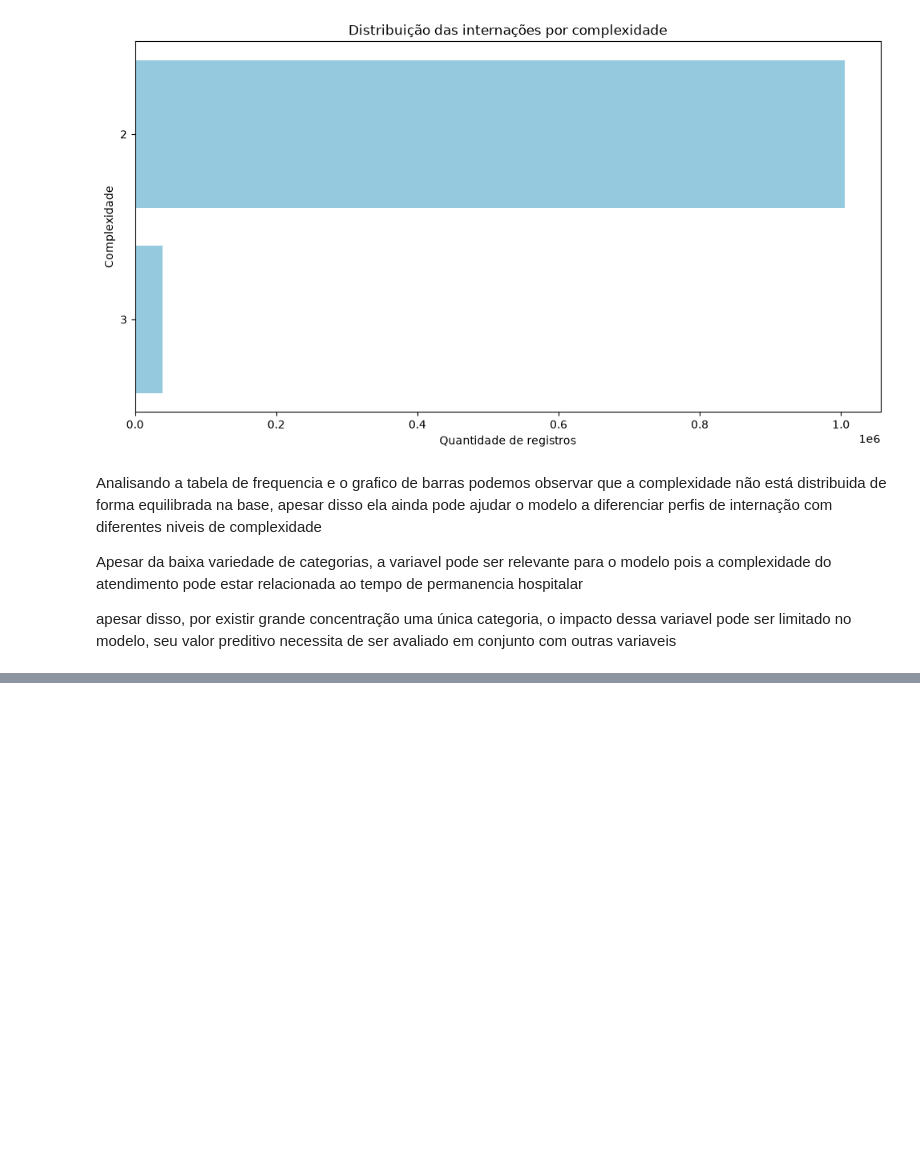
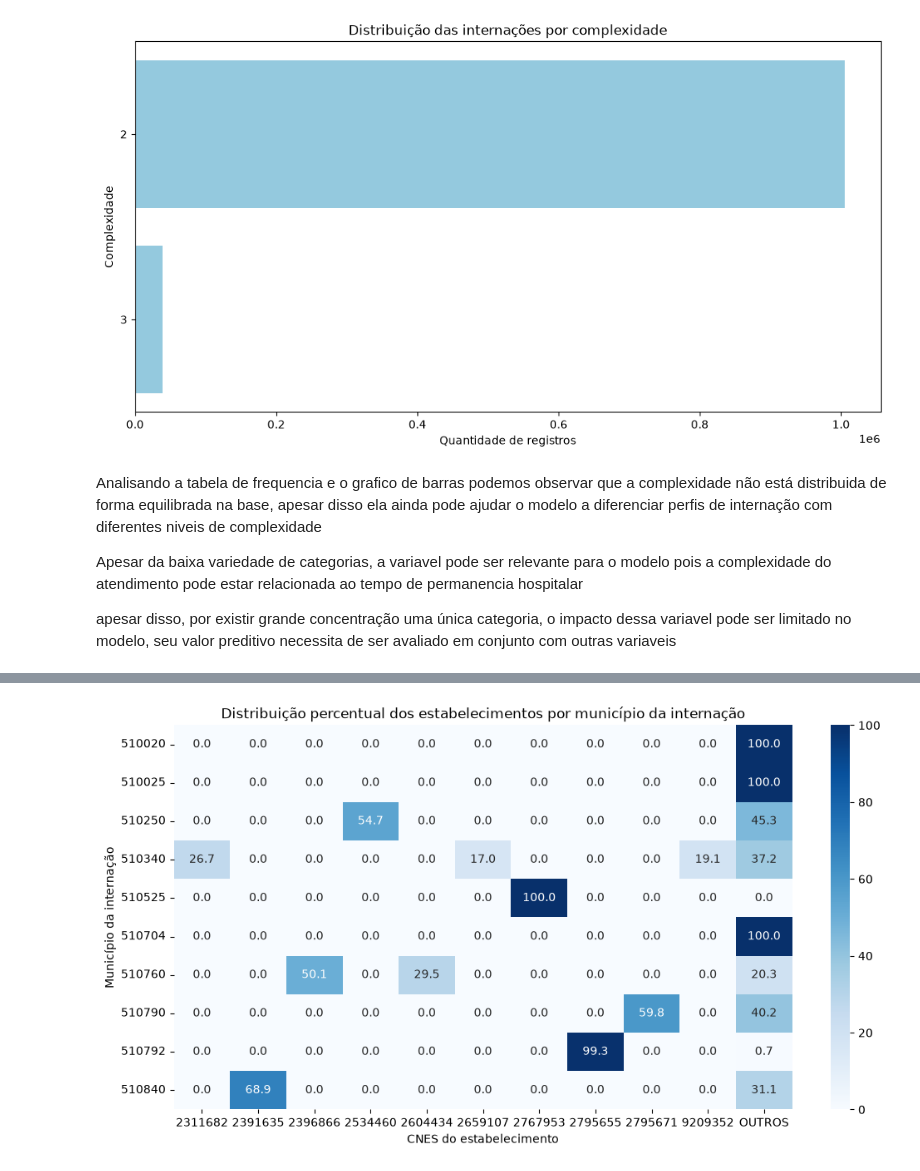
Before and after one commit to DjonathanMetelo/sih-sus-internacoes-prolongadas, a Jupyter notebook: Caderno.ipynb, the cells around one changed output, grey strips where cells are left out. Saved outputs shown, nothing was run; the diff lists cells and outputs as text; code cells hidden in the pictures; blank space fills up the shorter version.

```diff
--- a/Caderno.ipynb
+++ b/Caderno.ipynb
@@ -1625,0 +1815,19 @@ apesar disso, por existir grande concentração uma única categoria, o impacto
+# %%
+top_municipios = df_teste["MUNIC_MOV"].value_counts().head(10).index
+
+df_top_munic = df_teste[df_teste["MUNIC_MOV"].isin(top_municipios)].copy()
+
+top_cnes = df_top_munic["CNES"].value_counts().head(10).index
+
+df_top_munic["CNES_GRUPO"] = df_top_munic["CNES"].where(
+    df_top_munic["CNES"].isin(top_cnes),
+    "OUTROS"
+)
+
+tabela_munic_cnes = pd.crosstab(
+    df_top_munic["MUNIC_MOV"],
+    df_top_munic["CNES_GRUPO"],
+    normalize="index"
+) * 100
+
+tabela_munic_cnes.round(2)
@@ -1625,0 +1847,16 @@ apesar disso, por existir grande concentração uma única categoria, o impacto
+# %%
+plt.figure(figsize=(12, 6))
+
+sns.heatmap(
+    tabela_munic_cnes,
+    annot=True,
+    fmt=".1f",
+    cmap="Blues"
+)
+
+plt.title("Distribuição percentual dos estabelecimentos por município da internação")
+plt.xlabel("CNES do estabelecimento")
+plt.ylabel("Município da internação")
+plt.show()
+# %% [output]
+[figure, added]
```
Also changed, not shown: parts of 29 cells of this notebook, 1 other file.
